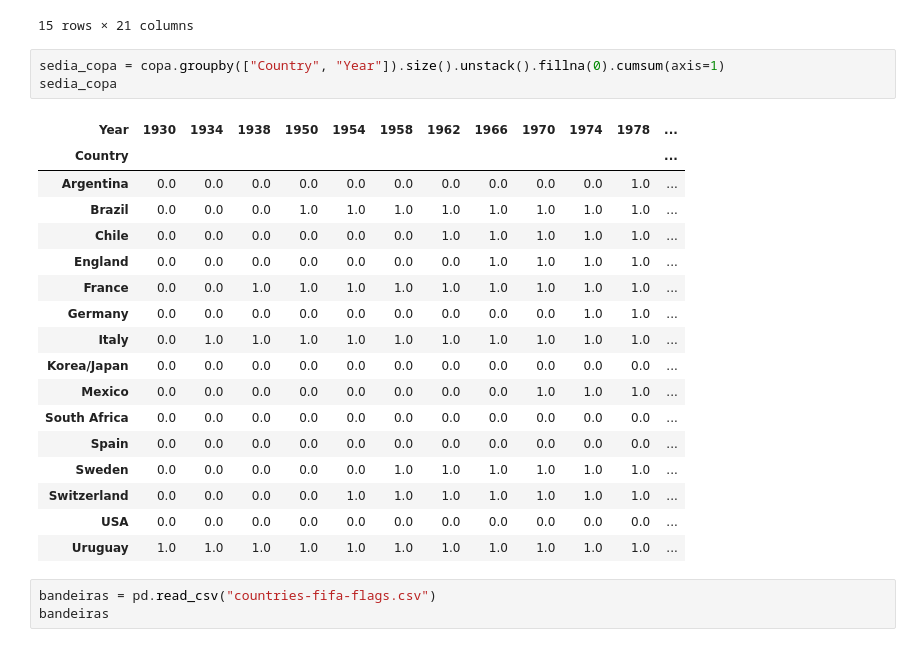
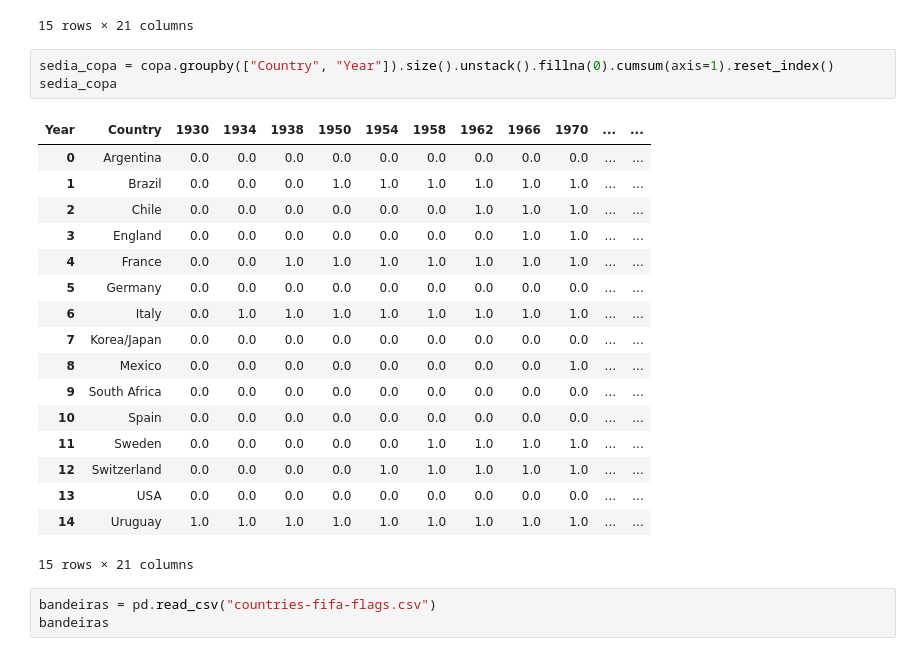
Before and after one commit to Hugox96/Analise_Copas, a Jupyter notebook: Copa.ipynb, the cells around one changed output. Cells and saved outputs as stored; diff of their text form.

```diff
--- a/Copa.ipynb
+++ b/Copa.ipynb
@@ -86,26 +86,26 @@ copa.groupby(["Country", "Year"]).size().unstack().fillna(0).reset_index()
 | 14 | Uruguay | 1.0 | 0.0 | 0.0 | 0.0 | 0.0 | 0.0 | 0.0 | 0.0 | 0.0 | ... | ... |
 15 rows × 21 columns
 # %%
-sedia_copa = copa.groupby(["Country", "Year"]).size().unstack().fillna(0).cumsum(axis=1)
+sedia_copa = copa.groupby(["Country", "Year"]).size().unstack().fillna(0).cumsum(axis=1).reset_index()
 sedia_copa
 # %% [output]
-| Year | 1930 | 1934 | 1938 | 1950 | 1954 | 1958 | 1962 | 1966 | 1970 | 1974 | 1978 | ... |
-| Country |  |  |  |  |  |  |  |  |  |  |  | ... |
-| Argentina | 0.0 | 0.0 | 0.0 | 0.0 | 0.0 | 0.0 | 0.0 | 0.0 | 0.0 | 0.0 | 1.0 | ... |
-| Brazil | 0.0 | 0.0 | 0.0 | 1.0 | 1.0 | 1.0 | 1.0 | 1.0 | 1.0 | 1.0 | 1.0 | ... |
-| Chile | 0.0 | 0.0 | 0.0 | 0.0 | 0.0 | 0.0 | 1.0 | 1.0 | 1.0 | 1.0 | 1.0 | ... |
-| England | 0.0 | 0.0 | 0.0 | 0.0 | 0.0 | 0.0 | 0.0 | 1.0 | 1.0 | 1.0 | 1.0 | ... |
-| France | 0.0 | 0.0 | 1.0 | 1.0 | 1.0 | 1.0 | 1.0 | 1.0 | 1.0 | 1.0 | 1.0 | ... |
-| Germany | 0.0 | 0.0 | 0.0 | 0.0 | 0.0 | 0.0 | 0.0 | 0.0 | 0.0 | 1.0 | 1.0 | ... |
-| Italy | 0.0 | 1.0 | 1.0 | 1.0 | 1.0 | 1.0 | 1.0 | 1.0 | 1.0 | 1.0 | 1.0 | ... |
-| Korea/Japan | 0.0 | 0.0 | 0.0 | 0.0 | 0.0 | 0.0 | 0.0 | 0.0 | 0.0 | 0.0 | 0.0 | ... |
-| Mexico | 0.0 | 0.0 | 0.0 | 0.0 | 0.0 | 0.0 | 0.0 | 0.0 | 1.0 | 1.0 | 1.0 | ... |
-| South Africa | 0.0 | 0.0 | 0.0 | 0.0 | 0.0 | 0.0 | 0.0 | 0.0 | 0.0 | 0.0 | 0.0 | ... |
-| Spain | 0.0 | 0.0 | 0.0 | 0.0 | 0.0 | 0.0 | 0.0 | 0.0 | 0.0 | 0.0 | 0.0 | ... |
-| Sweden | 0.0 | 0.0 | 0.0 | 0.0 | 0.0 | 1.0 | 1.0 | 1.0 | 1.0 | 1.0 | 1.0 | ... |
-| Switzerland | 0.0 | 0.0 | 0.0 | 0.0 | 1.0 | 1.0 | 1.0 | 1.0 | 1.0 | 1.0 | 1.0 | ... |
-| USA | 0.0 | 0.0 | 0.0 | 0.0 | 0.0 | 0.0 | 0.0 | 0.0 | 0.0 | 0.0 | 0.0 | ... |
-| Uruguay | 1.0 | 1.0 | 1.0 | 1.0 | 1.0 | 1.0 | 1.0 | 1.0 | 1.0 | 1.0 | 1.0 | ... |
+| Year | Country | 1930 | 1934 | 1938 | 1950 | 1954 | 1958 | 1962 | 1966 | 1970 | ... | ... |
+| 0 | Argentina | 0.0 | 0.0 | 0.0 | 0.0 | 0.0 | 0.0 | 0.0 | 0.0 | 0.0 | ... | ... |
+| 1 | Brazil | 0.0 | 0.0 | 0.0 | 1.0 | 1.0 | 1.0 | 1.0 | 1.0 | 1.0 | ... | ... |
+| 2 | Chile | 0.0 | 0.0 | 0.0 | 0.0 | 0.0 | 0.0 | 1.0 | 1.0 | 1.0 | ... | ... |
+| 3 | England | 0.0 | 0.0 | 0.0 | 0.0 | 0.0 | 0.0 | 0.0 | 1.0 | 1.0 | ... | ... |
+| 4 | France | 0.0 | 0.0 | 1.0 | 1.0 | 1.0 | 1.0 | 1.0 | 1.0 | 1.0 | ... | ... |
+| 5 | Germany | 0.0 | 0.0 | 0.0 | 0.0 | 0.0 | 0.0 | 0.0 | 0.0 | 0.0 | ... | ... |
+| 6 | Italy | 0.0 | 1.0 | 1.0 | 1.0 | 1.0 | 1.0 | 1.0 | 1.0 | 1.0 | ... | ... |
+| 7 | Korea/Japan | 0.0 | 0.0 | 0.0 | 0.0 | 0.0 | 0.0 | 0.0 | 0.0 | 0.0 | ... | ... |
+| 8 | Mexico | 0.0 | 0.0 | 0.0 | 0.0 | 0.0 | 0.0 | 0.0 | 0.0 | 1.0 | ... | ... |
+| 9 | South Africa | 0.0 | 0.0 | 0.0 | 0.0 | 0.0 | 0.0 | 0.0 | 0.0 | 0.0 | ... | ... |
+| 10 | Spain | 0.0 | 0.0 | 0.0 | 0.0 | 0.0 | 0.0 | 0.0 | 0.0 | 0.0 | ... | ... |
+| 11 | Sweden | 0.0 | 0.0 | 0.0 | 0.0 | 0.0 | 1.0 | 1.0 | 1.0 | 1.0 | ... | ... |
+| 12 | Switzerland | 0.0 | 0.0 | 0.0 | 0.0 | 1.0 | 1.0 | 1.0 | 1.0 | 1.0 | ... | ... |
+| 13 | USA | 0.0 | 0.0 | 0.0 | 0.0 | 0.0 | 0.0 | 0.0 | 0.0 | 0.0 | ... | ... |
+| 14 | Uruguay | 1.0 | 1.0 | 1.0 | 1.0 | 1.0 | 1.0 | 1.0 | 1.0 | 1.0 | ... | ... |
+15 rows × 21 columns
 # %%
 bandeiras = pd.read_csv("countries-fifa-flags.csv")
 bandeiras
```
Also changed, not shown: parts of 1 cell of this notebook, 2 other files.
